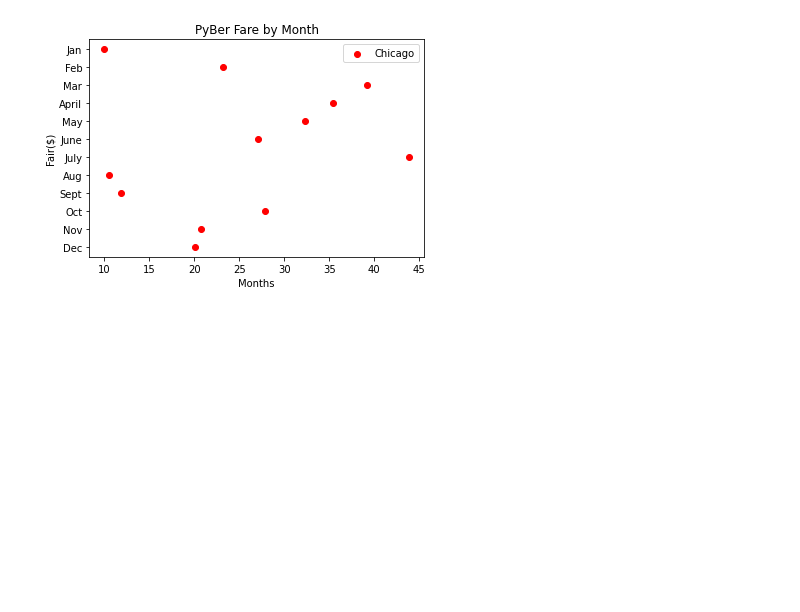
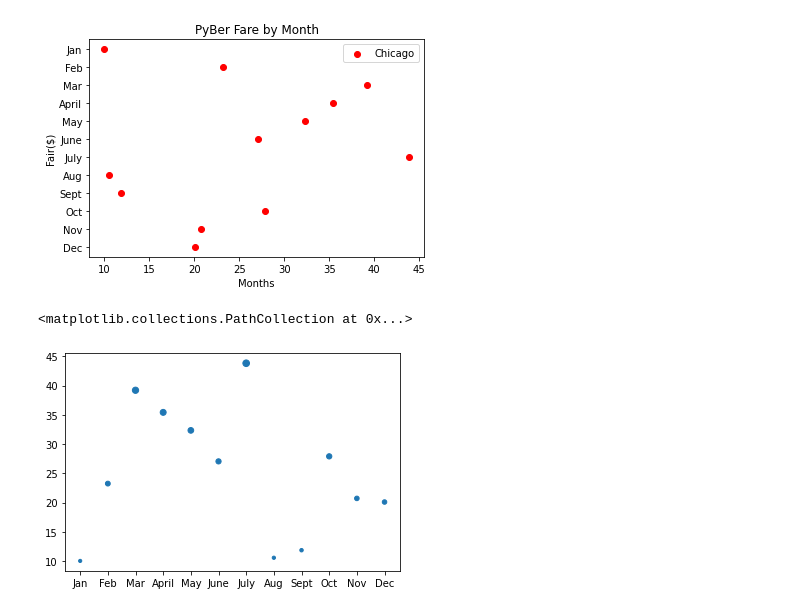
Before and after one commit to budhwarstuti/PyBer_Analysis, a Jupyter notebook: matplotlib_practice.ipynb, the cells around one changed output. Drawn from its saved outputs; the diff is of its cells as text; code cells hidden in the pictures; blank space fills up the shorter version.

```diff
--- a/matplotlib_practice.ipynb
+++ b/matplotlib_practice.ipynb
@@ -187,3 +187,8 @@ plt.legend()
 plt.gca().invert_yaxis()
 # %% [output]
 [figure]
+# %%
+plt.scatter(x_axis, y_axis, s=y_axis)
+# %% [output]
+<matplotlib.collections.PathCollection at 0x...>
+[figure, added]
```
Also changed, not shown: parts of 9 cells of this notebook.
